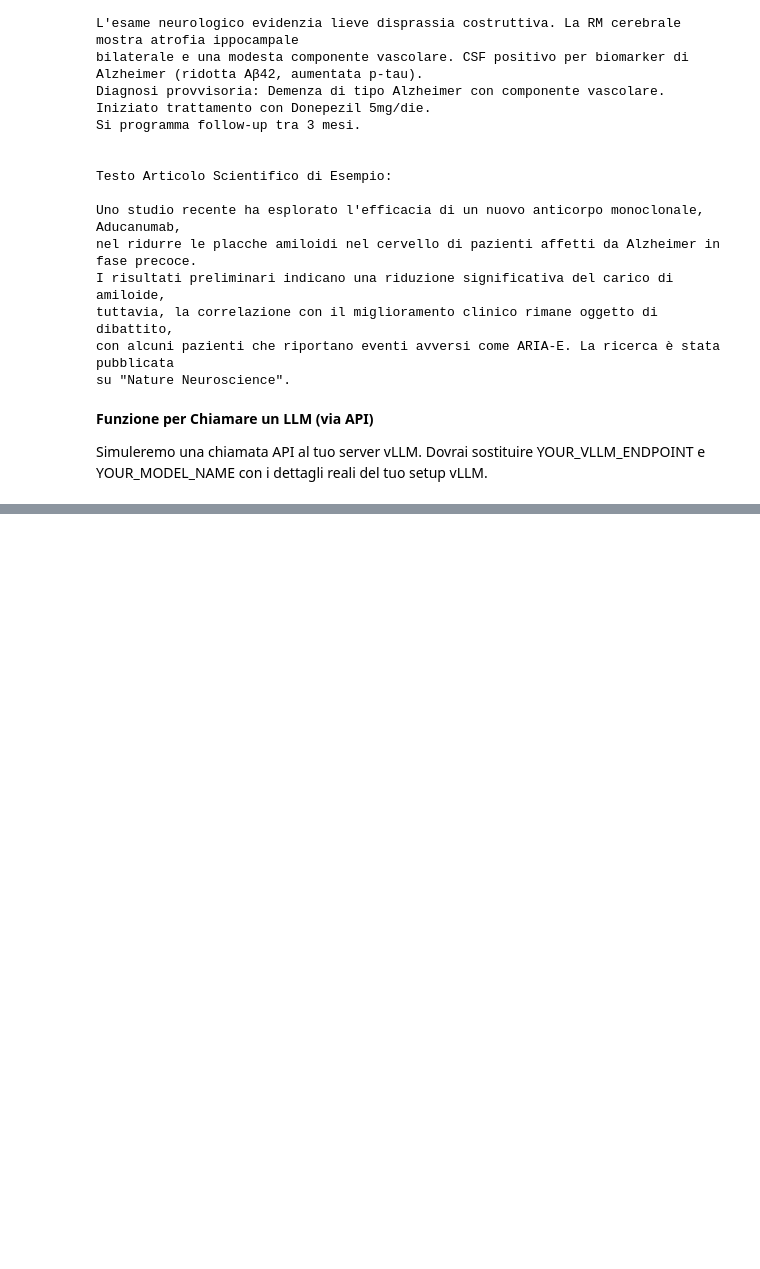
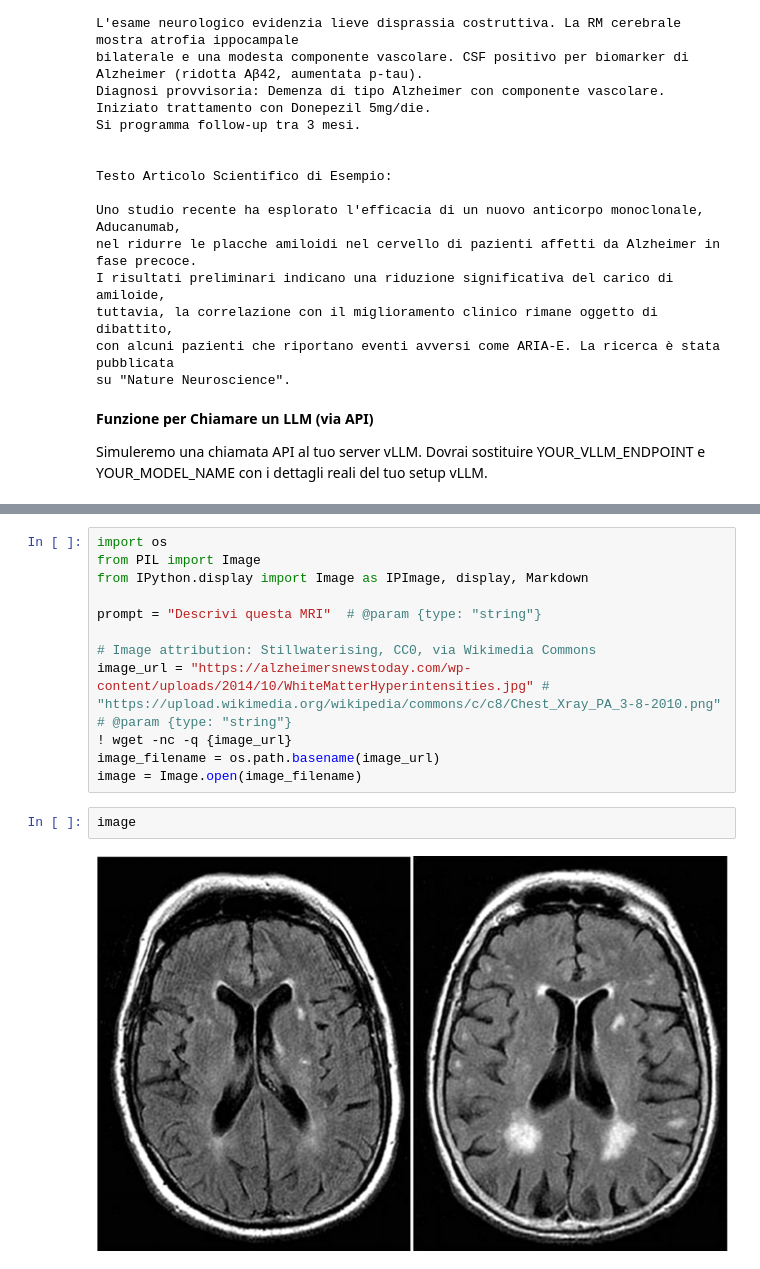
Before and after one commit to mdelleani/neuro-next-bootcamp, a Jupyter notebook: notebooks/02_advanced_ai_neurology.ipynb, the cells around one changed output, grey strips where cells are left out. Saved outputs shown, nothing was run; the diff lists cells and outputs as text; blank space fills up the shorter version.

Commit message:
added med-gemma image-text

```diff
--- a/notebooks/02_advanced_ai_neurology.ipynb
+++ b/notebooks/02_advanced_ai_neurology.ipynb
@@ -241,0 +380,16 @@ print("Ricorda di configurare YOUR_VLLM_ENDPOINT, GENERALIST_MODEL_NAME e MEDGEM
+# %%
+import os
+from PIL import Image
+from IPython.display import Image as IPImage, display, Markdown
+
+prompt = "Descrivi questa MRI"  # @param {type: "string"}
+
+# Image attribution: Stillwaterising, CC0, via Wikimedia Commons
+image_url = "https://alzheimersnewstoday.com/wp-content/uploads/2014/10/WhiteMatterHyperintensities.jpg" # "https://upload.wikimedia.org/wikipedia/commons/c/c8/Chest_Xray_PA_3-8-2010.png"  # @param {type: "string"}
+! wget -nc -q {image_url}
+image_filename = os.path.basename(image_url)
+image = Image.open(image_filename)
+# %%
+image
+# %% [output]
+[figure, added]
```
Also changed, not shown: parts of 8 cells of this notebook.
